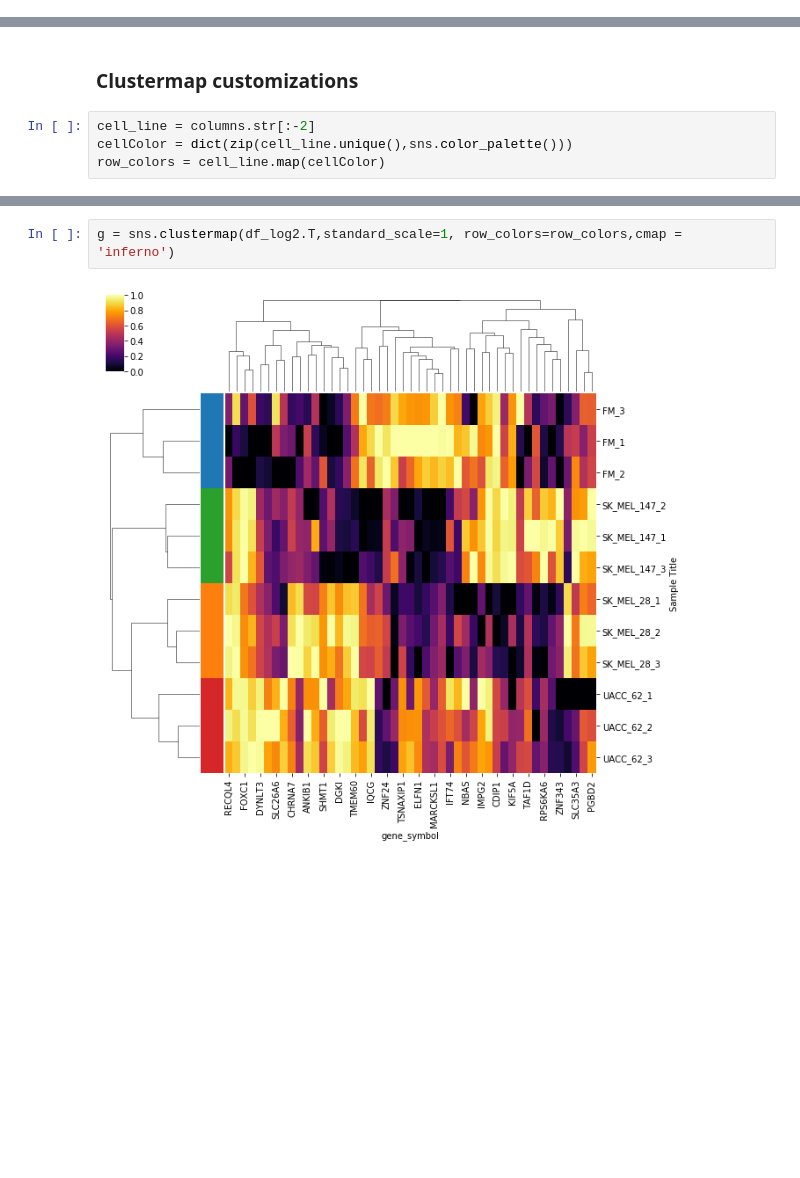
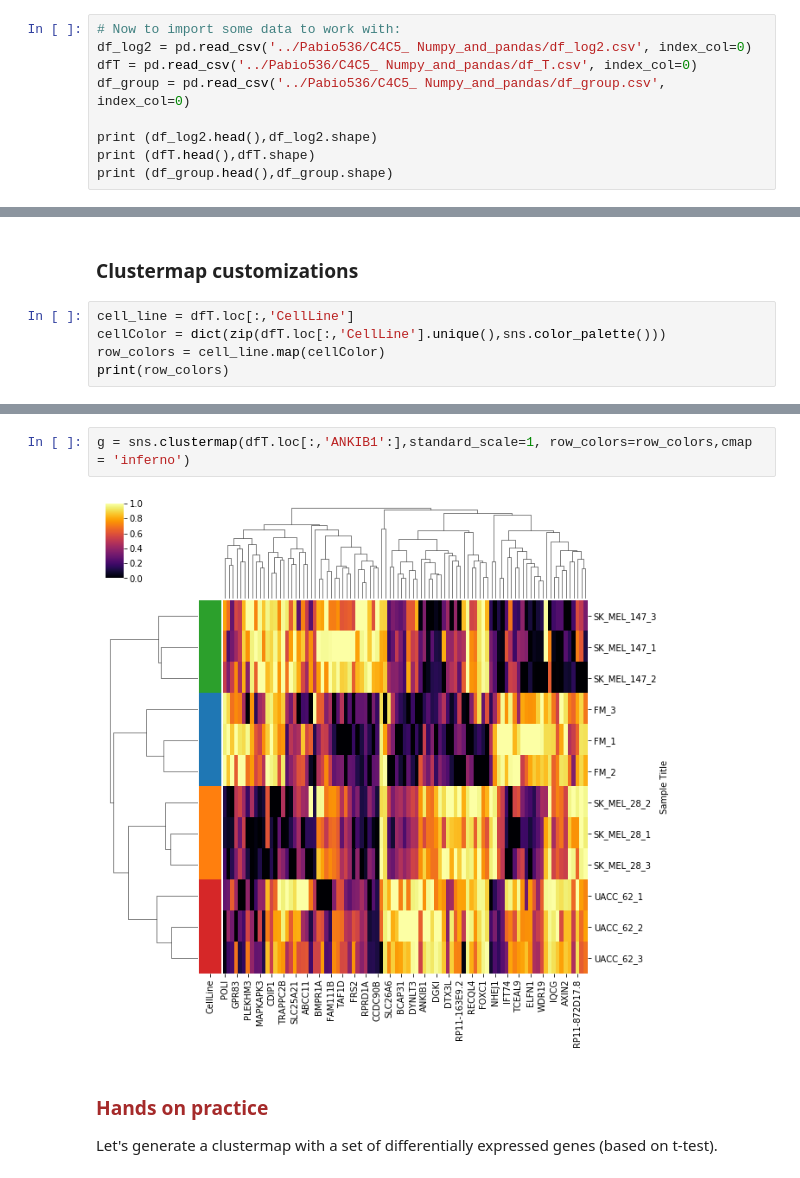
Before and after one commit to shuyima1/PABIO536-BasicPlotting, a Jupyter notebook: Class8-Plotting Heatmaps and Hierarchical Clustering.ipynb, the cells around one changed output, grey strips where cells are left out. Drawn from its saved outputs; the diff is of its cells as text; blank space fills up the shorter version.

```diff
--- a/Plotting Heatmaps and Hierarchical Clustering.ipynb
+++ b/Class8-Plotting Heatmaps and Hierarchical Clustering.ipynb
@@ -78,0 +28,9 @@ See the caveats in the documentation: http://pandas.pydata.org/pandas-docs/stabl
+# %%
+# Now to import some data to work with:
+df_log2 = pd.read_csv('../Pabio536/C4C5_ Numpy_and_pandas/df_log2.csv', index_col=0)
+dfT = pd.read_csv('../Pabio536/C4C5_ Numpy_and_pandas/df_T.csv', index_col=0)
+df_group = pd.read_csv('../Pabio536/C4C5_ Numpy_and_pandas/df_group.csv', index_col=0)
+
+print (df_log2.head(),df_log2.shape)
+print (dfT.head(),dfT.shape)
+print (df_group.head(),df_group.shape)
@@ -119,7 +96,8 @@ g = sns.clustermap(df_log2.T)
 # %% [markdown]
 ### Clustermap customizations
 # %%
-cell_line = columns.str[:-2]
-cellColor = dict(zip(cell_line.unique(),sns.color_palette()))
+cell_line = dfT.loc[:,'CellLine']
+cellColor = dict(zip(dfT.loc[:,'CellLine'].unique(),sns.color_palette()))
 row_colors = cell_line.map(cellColor)
+print(row_colors)
 # %% [output]
@@ -129,4 +118,8 @@ MultiIndex(levels=[[0.12156862745098039, 0.17254901960784313, 0.8392156862745098
 # %%
-g = sns.clustermap(df_log2.T,standard_scale=1, row_colors=row_colors,cmap = 'inferno')
+g = sns.clustermap(dfT.loc[:,'ANKIB1':],standard_scale=1, row_colors=row_colors,cmap = 'inferno')
 # %% [output]
-[figure, old version]
+[figure, new version]
+# %% [markdown]
+### <font color=brown>Hands on practice</font>
+
+Let's generate a clustermap with a set of differentially expressed genes (based on t-test).
```
Also changed, not shown: parts of 14 cells of this notebook, 2 other files.
